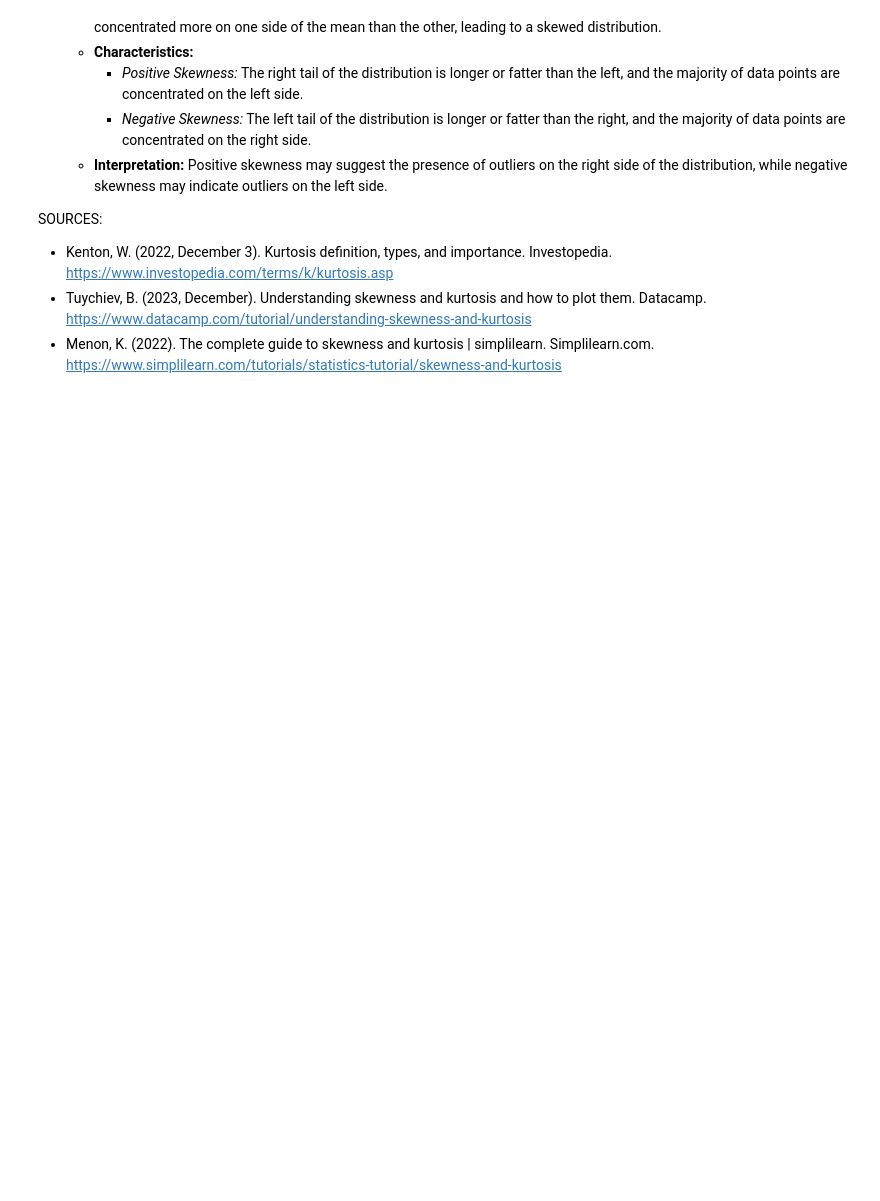
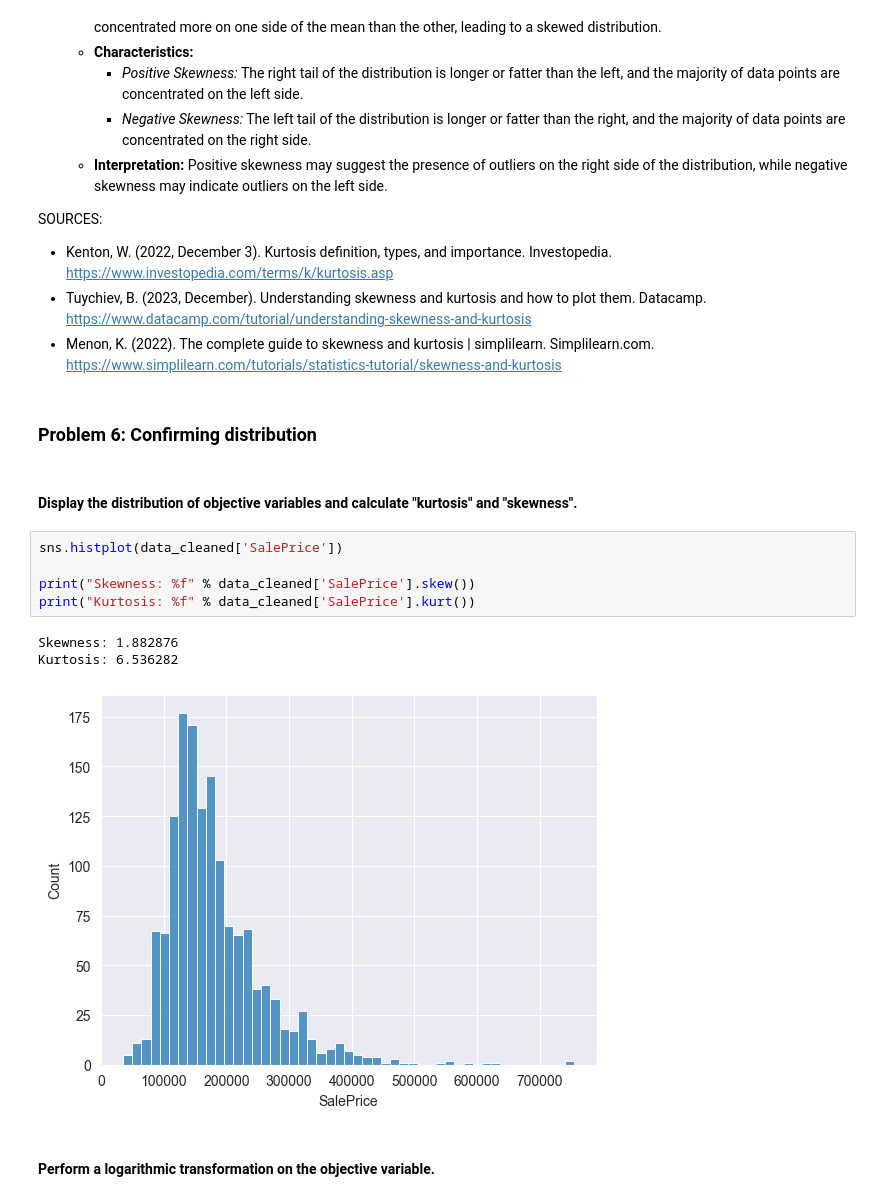
Before and after one commit to David-Jr/divic-ml-course-assignments, a Jupyter notebook: housing-information-analysis/housing-information-analysis.ipynb, the cells around one changed output. Saved outputs shown, nothing was run; the diff lists cells and outputs as text; blank space fills up the shorter version.

Commit message:
Finished the 6th and 7th problems

```diff
--- a/housing-information-analysis/housing-information-analysis.ipynb
+++ b/housing-information-analysis/housing-information-analysis.ipynb
@@ -183,3 +198,18 @@ SOURCES:
 - Kenton, W. (2022, December 3). Kurtosis definition, types, and importance. Investopedia. https://www.investopedia.com/terms/k/kurtosis.asp
 - Tuychiev, B. (2023, December). Understanding skewness and kurtosis and how to plot them. Datacamp. https://www.datacamp.com/tutorial/understanding-skewness-and-kurtosis
 - Menon, K. (2022). The complete guide to skewness and kurtosis | simplilearn. Simplilearn.com. https://www.simplilearn.com/tutorials/statistics-tutorial/skewness-and-kurtosis
+# %% [markdown]
+### Problem 6: Confirming distribution
+# %% [markdown]
+#### Display the distribution of objective variables and calculate "kurtosis" and "skewness".
+# %%
+sns.histplot(data_cleaned['SalePrice'])
+
+print("Skewness: %f" % data_cleaned['SalePrice'].skew())
+print("Kurtosis: %f" % data_cleaned['SalePrice'].kurt())
+# %% [output]
+Skewness: 1.882876
+Kurtosis: 6.536282
+[figure, added]
+# %% [markdown]
+#### Perform a logarithmic transformation on the objective variable.
```
Also changed, not shown: parts of 14 cells of this notebook.
